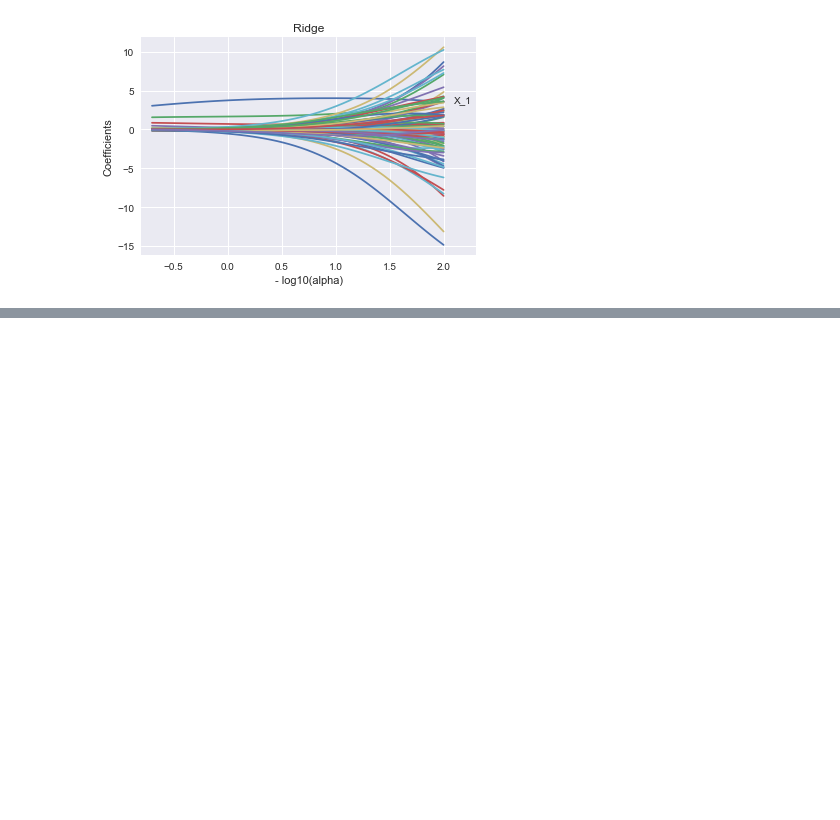
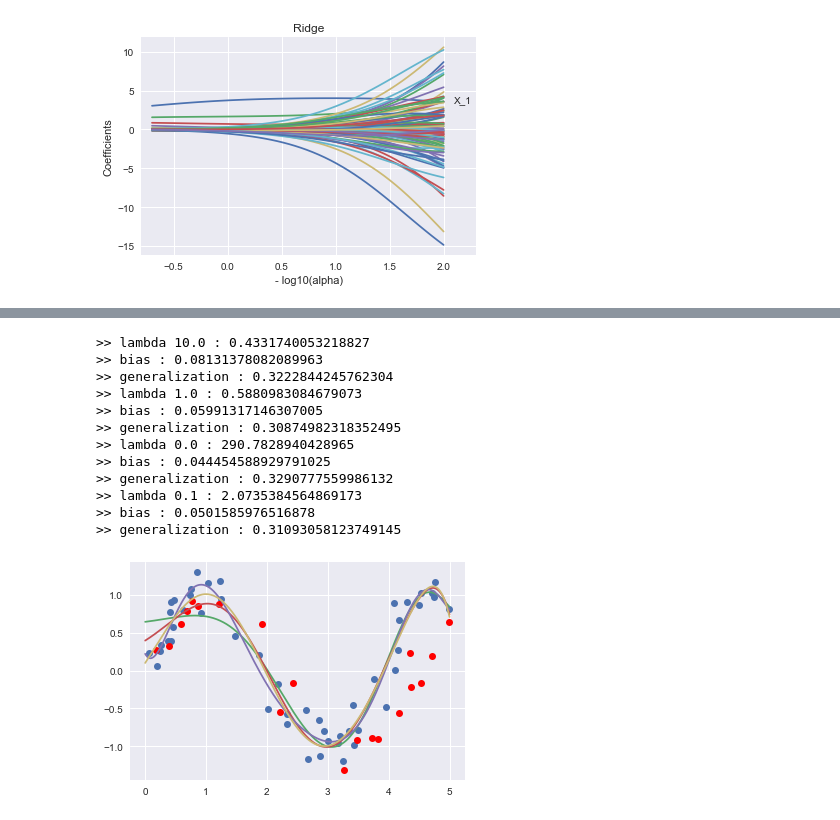
Before and after one commit to leica19/jupyter, a Jupyter notebook: ml.ipynb, the cells around one changed output, grey strips where cells are left out. Saved outputs shown, nothing was run; the diff lists cells and outputs as text; code cells hidden in the pictures; blank space fills up the shorter version.

```diff
--- a/ml.ipynb
+++ b/ml.ipynb
@@ -160,0 +271,56 @@ Text(0,0.5,'Coefficients')
+# %%
+np.random.seed(seed=32)
+# create samples
+sample_size = 50
+test_size = 20
+noise_size = 0.2
+
+dataX = np.linspace(0.0, 5.0, num=1000).reshape((1000, 1))
+# create train data
+x = np.random.permutation(dataX)[:sample_size]
+noise = noise_size * np.random.randn(sample_size, 1)
+func = np.vectorize(math.sin)
+y = func(x * 1.6) + noise
+plt.plot(x, y, 'o', label='train data')
+
+# create test data
+testx = np.random.permutation(dataX)[test_size * -1:]
+noise = noise_size * np.random.randn(test_size, 1)
+testy = func(testx * 1.4) + noise
+plt.plot(testx, testy, 'ro', label='test data')
+
+
+
+d = 9
+L2params = [10, 1, 0, 0.1]
+for p in L2params:
+    # make predictions
+    poly = PolynomialFeatures(degree=d)
+    X = poly.fit_transform(x)
+    testX = poly.fit_transform(testx)
+    XTX = np.dot(X.T, X)
+    L2im = np.identity(d + 1)*p
+    L2im[0,0] = 0
+    XTX = XTX + L2im
+    XTX_inv = np.linalg.inv(XTX)
+    a = np.dot(XTX_inv, np.dot(X.T, y))
+    print (">> lambda %.1f :" % p, np.sum(a**2))
+    print (">> bias :", np.sum((y - np.dot(X, a)) ** 2) / sample_size)
+    print (">> generalization :", np.sum((testy - np.dot(testX, a)) ** 2)/ test_size)
+    Xt = poly.fit_transform(dataX)
+    yt = np.dot(Xt, a)
+    plt.plot(dataX, yt, label='regularization rate %.1f' % p)
+# %% [output]
+>> lambda 10.0 : 0.4331740053218827
+>> bias : 0.08131378082089963
+>> generalization : 0.3222844245762304
+>> lambda 1.0 : 0.5880983084679073
+>> bias : 0.05991317146307005
+>> generalization : 0.30874982318352495
+>> lambda 0.0 : 290.7828940428965
+>> bias : 0.044454588929791025
+>> generalization : 0.3290777559986132
+>> lambda 0.1 : 2.0735384564869173
+>> bias : 0.0501585976516878
+>> generalization : 0.31093058123749145
+[figure, added]
```
Also changed, not shown: parts of 10 cells of this notebook.
